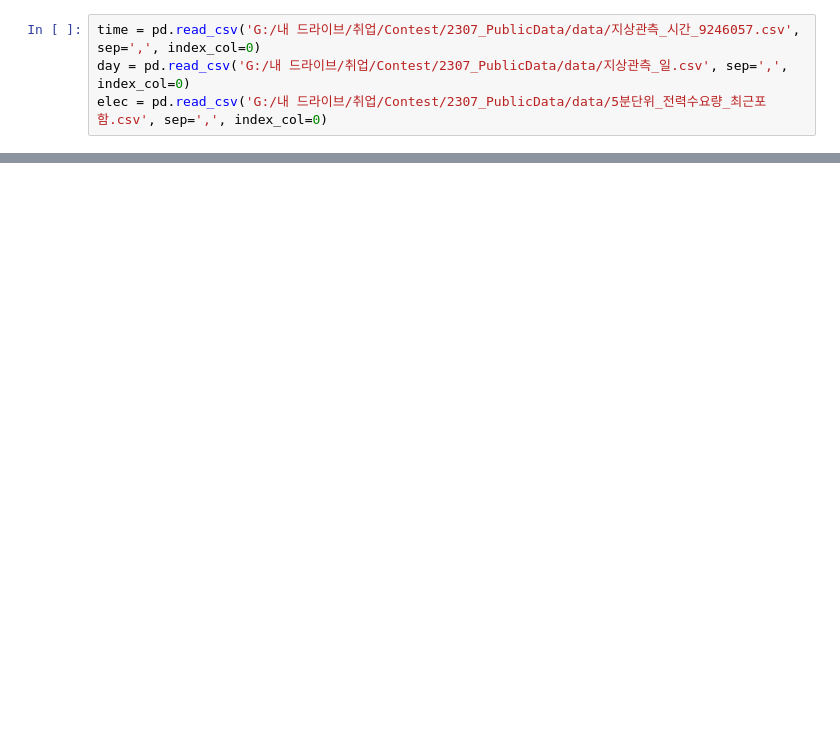
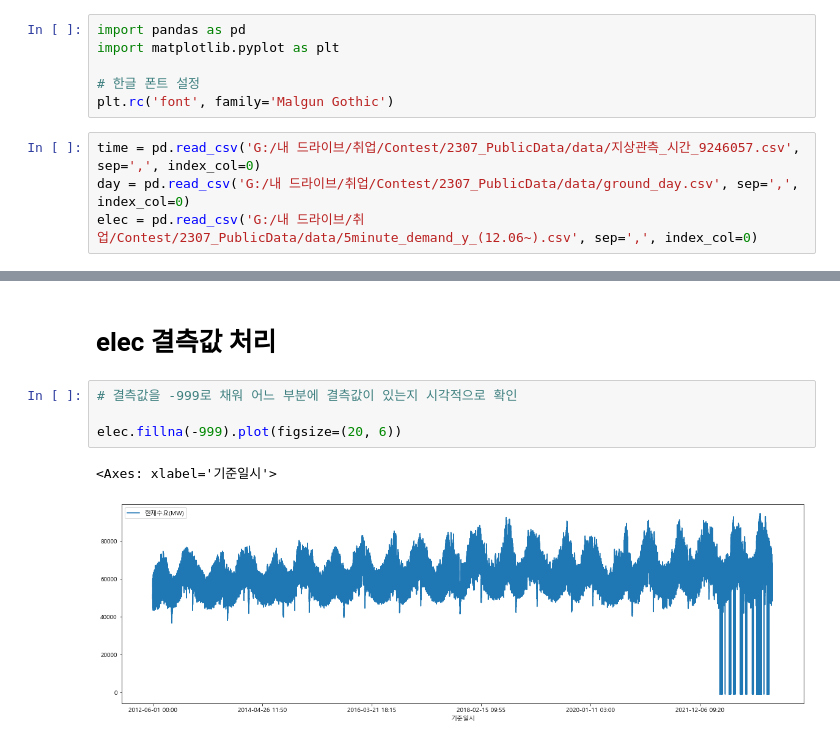
Before and after one commit to lhshs/Contest, a Jupyter notebook: 2307_11th_PublicData/Preprocessing.ipynb, the cells around one changed output, grey strips where cells are left out. Drawn from its saved outputs; the diff is of its cells as text; blank space fills up the shorter version.

```diff
--- a/2307_11th_PublicData/Preprocessing.ipynb
+++ b/2307_11th_PublicData/Preprocessing.ipynb
@@ -3,4 +1,10 @@ import pandas as pd
+# %%
+import pandas as pd
+import matplotlib.pyplot as plt
+
+# 한글 폰트 설정
+plt.rc('font', family='Malgun Gothic')
 # %%
 time = pd.read_csv('G:/내 드라이브/취업/Contest/2307_PublicData/data/지상관측_시간_9246057.csv', sep=',', index_col=0)
-day = pd.read_csv('G:/내 드라이브/취업/Contest/2307_PublicData/data/지상관측_일.csv', sep=',', index_col=0)
-elec = pd.read_csv('G:/내 드라이브/취업/Contest/2307_PublicData/data/5분단위_전력수요량_최근포함.csv', sep=',', index_col=0)
+day = pd.read_csv('G:/내 드라이브/취업/Contest/2307_PublicData/data/ground_day.csv', sep=',', index_col=0)
+elec = pd.read_csv('G:/내 드라이브/취업/Contest/2307_PublicData/data/5minute_demand_y_(12.06~).csv', sep=',', index_col=0)
@@ -144,0 +173,9 @@ g
+# %% [markdown]
+# elec 결측값 처리
+# %%
+# 결측값을 -999로 채워 어느 부분에 결측값이 있는지 시각적으로 확인
+
+elec.fillna(-999).plot(figsize=(20, 6))
+# %% [output]
+<Axes: xlabel='기준일시'>
+[figure, added]
```
Also changed, not shown: parts of 19 cells of this notebook, 4 other files.
